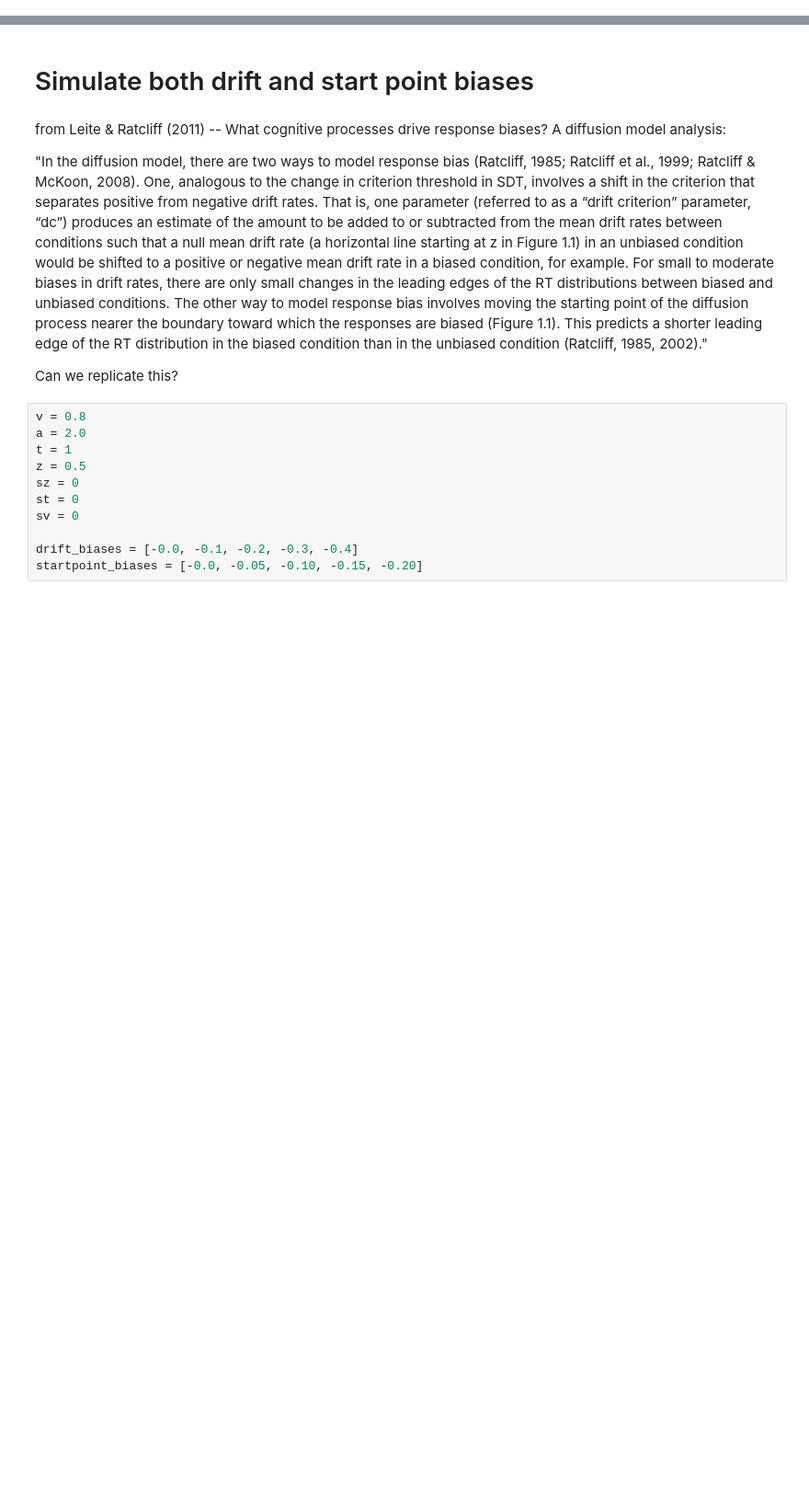
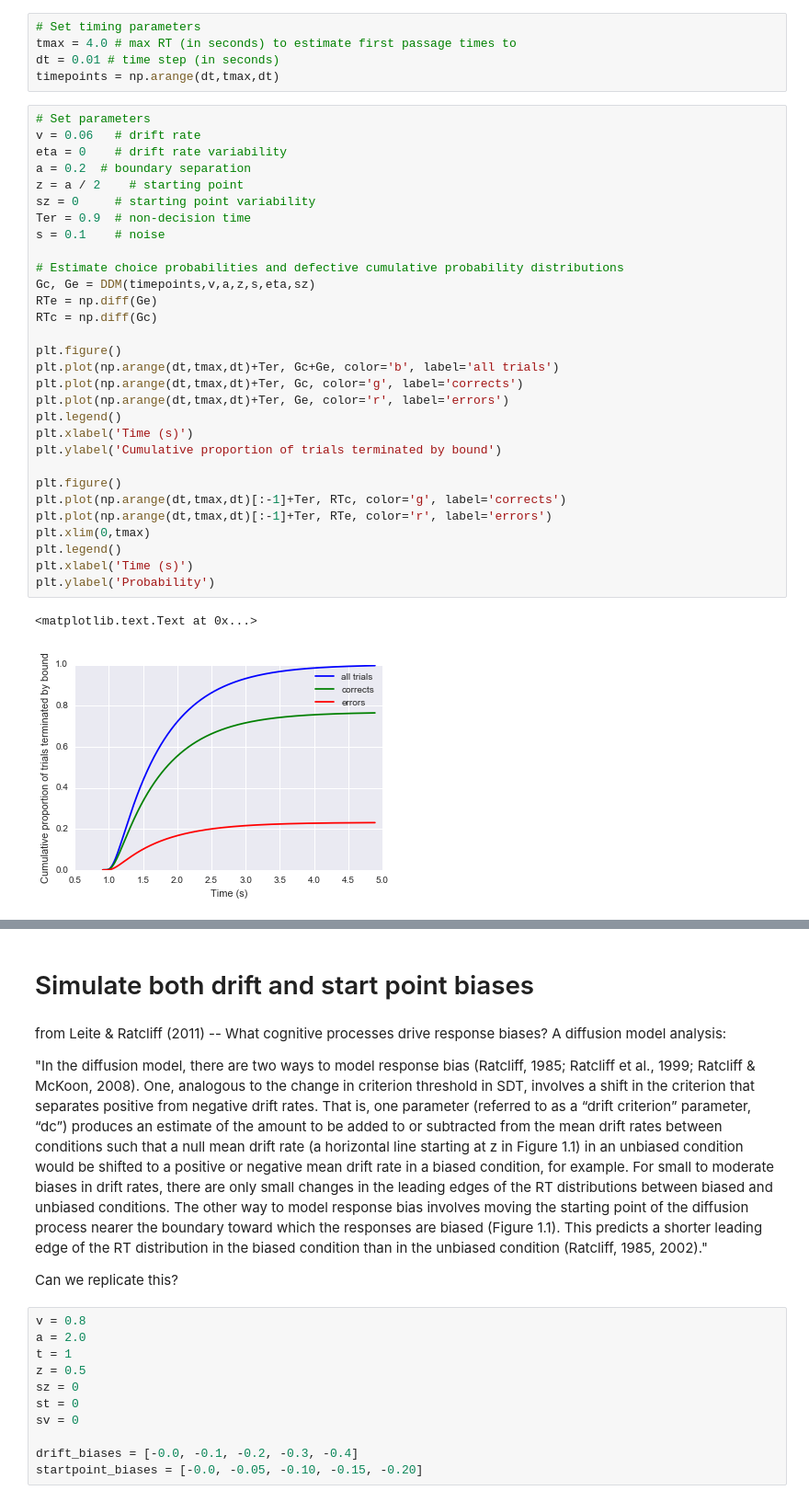
Before and after one commit to DonnerLab/Tutorials, a Jupyter notebook: drift_criterion.ipynb, the cells around one changed output, grey strips where cells are left out. Shown: that part at 92% size. Cells and saved outputs as stored; diff of their text form; blank space fills up the shorter version.

```diff
--- a/drift_criterion.ipynb
+++ b/drift_criterion.ipynb
@@ -10,0 +141,38 @@ import re
+# %%
+# Set timing parameters
+tmax = 4.0 # max RT (in seconds) to estimate first passage times to
+dt = 0.01 # time step (in seconds)
+timepoints = np.arange(dt,tmax,dt)
+# %%
+# Set parameters
+v = 0.06   # drift rate
+eta = 0    # drift rate variability
+a = 0.2  # boundary separation
+z = a / 2    # starting point
+sz = 0     # starting point variability
+Ter = 0.9  # non-decision time
+s = 0.1    # noise
+
+# Estimate choice probabilities and defective cumulative probability distributions
+Gc, Ge = DDM(timepoints,v,a,z,s,eta,sz)
+RTe = np.diff(Ge)
+RTc = np.diff(Gc)
+
+plt.figure()
+plt.plot(np.arange(dt,tmax,dt)+Ter, Gc+Ge, color='b', label='all trials')
+plt.plot(np.arange(dt,tmax,dt)+Ter, Gc, color='g', label='corrects')
+plt.plot(np.arange(dt,tmax,dt)+Ter, Ge, color='r', label='errors')
+plt.legend()
+plt.xlabel('Time (s)')
+plt.ylabel('Cumulative proportion of trials terminated by bound')
+
+plt.figure()
+plt.plot(np.arange(dt,tmax,dt)[:-1]+Ter, RTc, color='g', label='corrects')
+plt.plot(np.arange(dt,tmax,dt)[:-1]+Ter, RTe, color='r', label='errors')
+plt.xlim(0,tmax)
+plt.legend()
+plt.xlabel('Time (s)')
+plt.ylabel('Probability')
+# %% [output]
+<matplotlib.text.Text at 0x...>
+[figure, added]
```
Also changed, not shown: parts of 11 cells of this notebook.
